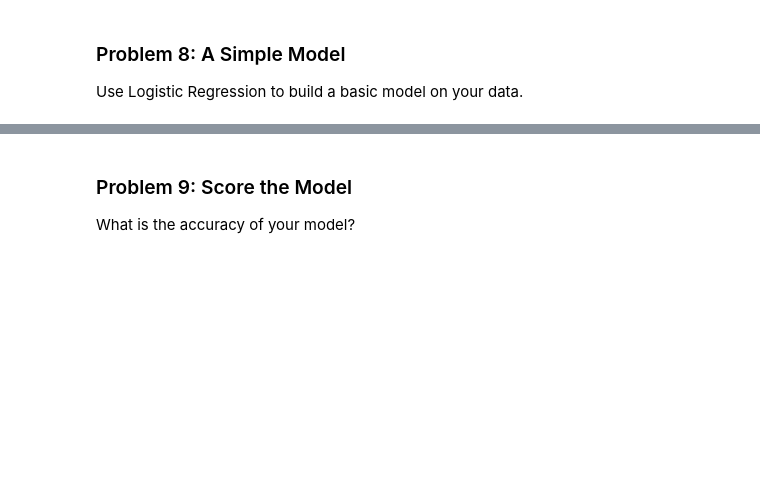
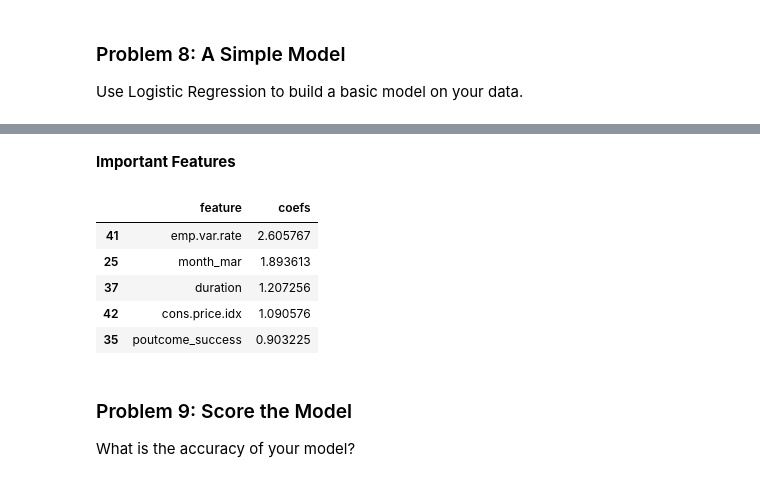
Before and after one commit to hemantborse/Practical-Application-3, a Jupyter notebook: prompt_III.ipynb, the cells around one changed output, grey strips where cells are left out. Drawn from its saved outputs; the diff is of its cells as text; code cells hidden in the pictures; blank space fills up the shorter version.

```diff
--- a/prompt_III.ipynb
+++ b/prompt_III.ipynb
@@ -274,3 +317,20 @@ Pipeline(steps=[('transformer',
+# %% [markdown]
+**Important Features**
+# %%
+feature_names = lgr_pipe.named_steps['transformer'].get_feature_names_out()
+selected_features =feature_names[ [int(i[1:]) for i in lgr_pipe.named_steps['selector'].get_feature_names_out()]]
+clean_names = [i.split('__')[-1] for i in selected_features]
+coef_df = pd.DataFrame({'feature': clean_names, 'coefs': lgr_pipe.named_steps['lgr'].coef_[0]})
+coef_df['coefs'] = coef_df['coefs'].apply(abs)
+coef_df = coef_df.sort_values(by = 'coefs', ascending = False)
+coef_df.head()
+# %% [output]
+|  | feature | coefs |
+| 41 | emp.var.rate | 2.605767 |
+| 25 | month_mar | 1.893613 |
+| 37 | duration | 1.207256 |
+| 42 | cons.price.idx | 1.090576 |
+| 35 | poutcome_success | 0.903225 |
 # %% [markdown]
 ### Problem 9: Score the Model
 
```
Also changed, not shown: parts of 12 cells of this notebook.
